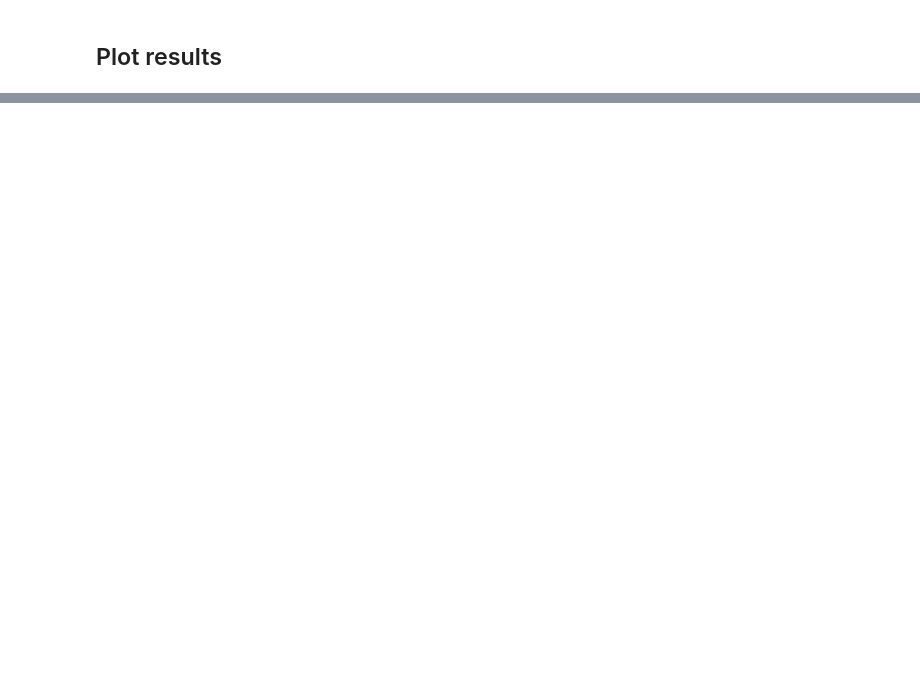
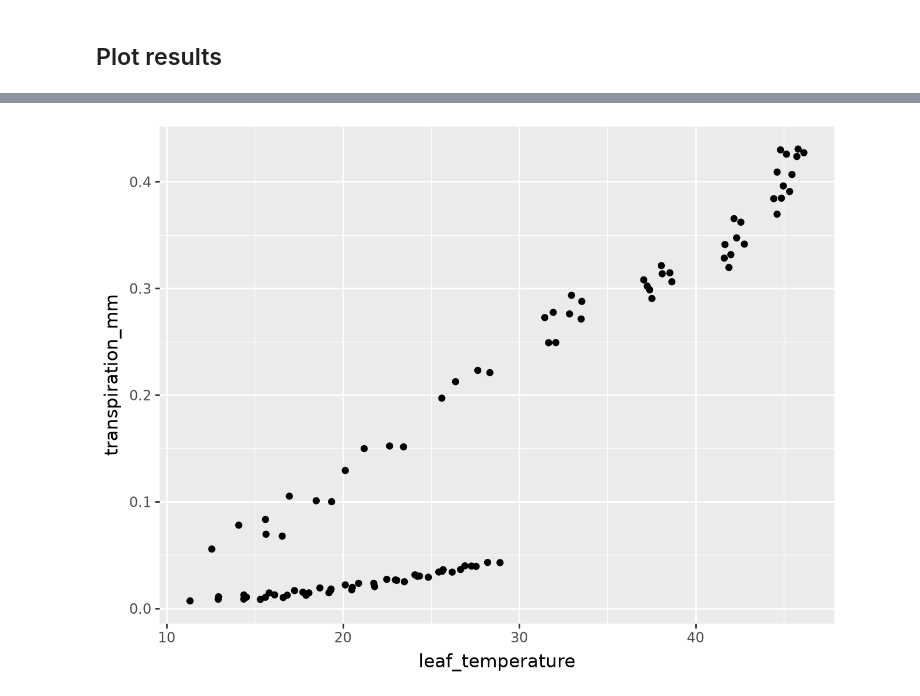
Before and after one commit to ecamo19/plant_hydraulics, a Jupyter notebook: nbs/305_tutorial_sureau_medlyn.ipynb, the cells around one changed output, grey strips where cells are left out. Cells and saved outputs as stored; diff of their text form; code cells hidden in the pictures; blank space fills up the shorter version.

```diff
--- a/nbs/305_tutorial_sureau_medlyn.ipynb
+++ b/nbs/305_tutorial_sureau_medlyn.ipynb
@@ -339,0 +194,4 @@ NameError: name 'plt' is not defined
+# %%
+ggplot(results, aes(x = "leaf_temperature", y = "transpiration_mm" )) + geom_point()
+# %% [output]
+[figure, added]
```
Also changed, not shown: parts of 5 cells of this notebook, 42 other files.
